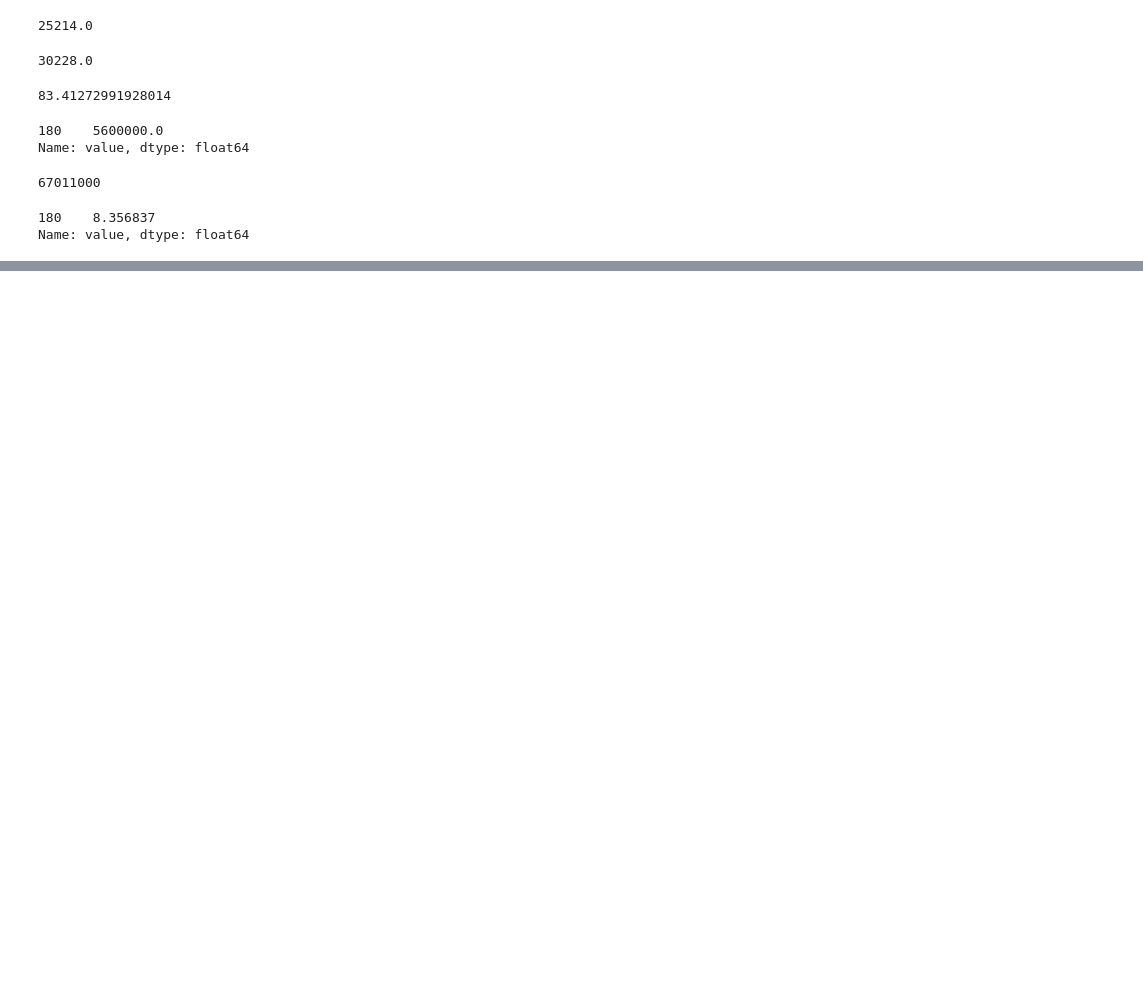
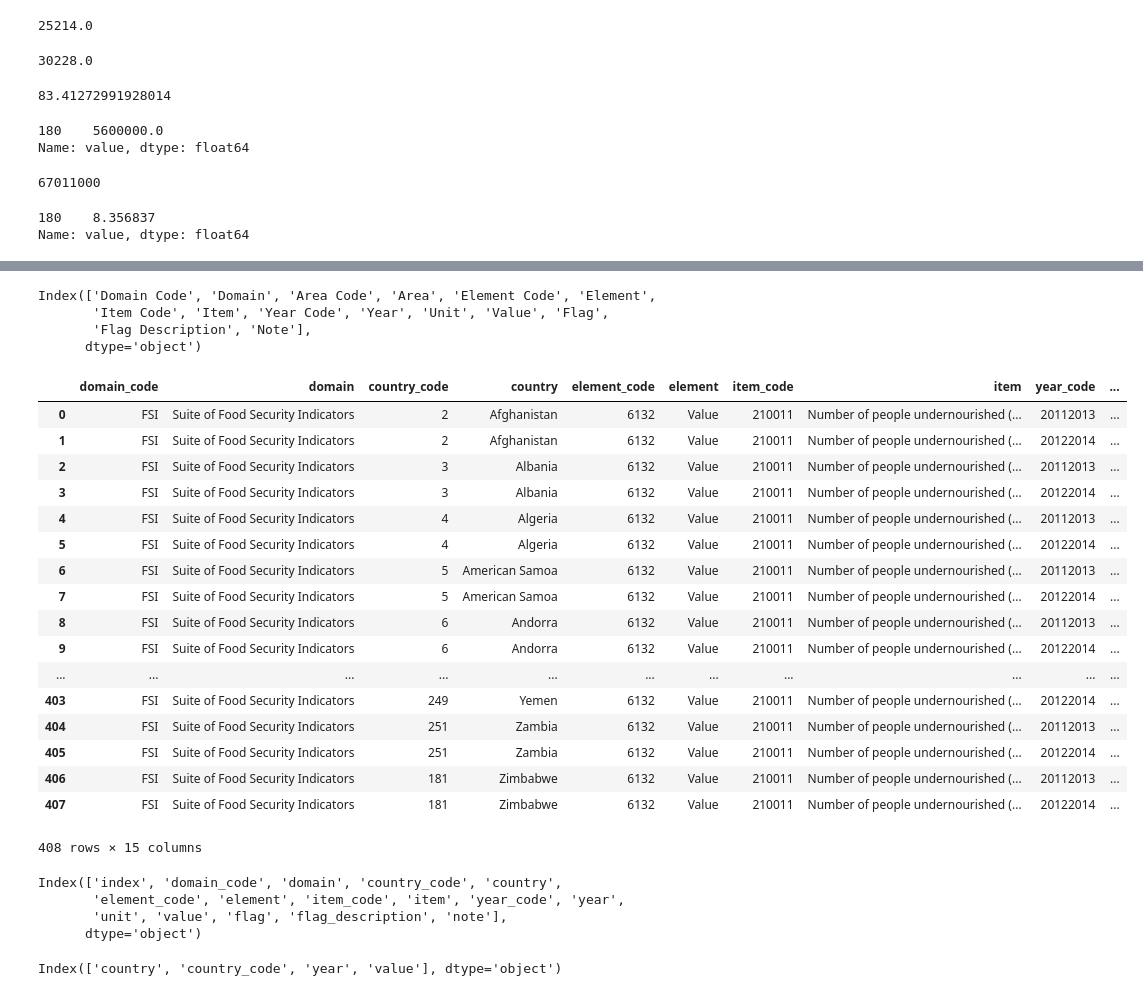
Before and after one commit to Sh4mSh4m/OCR_DA_proj3, a Jupyter notebook: projet3_fao.ipynb, the cells around one changed output, grey strips where cells are left out. Drawn from its saved outputs; the diff is of its cells as text; code cells hidden in the pictures; blank space fills up the shorter version.

```diff
--- a/projet3_fao.ipynb
+++ b/projet3_fao.ipynb
@@ -1050,0 +1214,46 @@ Name: value, dtype: float64
+# %%
+q18_temp = pd.read_csv("q18_undernourrished.csv")
+q18_temp.columns
+# %% [output]
+Index(['Domain Code', 'Domain', 'Area Code', 'Area', 'Element Code', 'Element',
+       'Item Code', 'Item', 'Year Code', 'Year', 'Unit', 'Value', 'Flag',
+       'Flag Description', 'Note'],
+      dtype='object')
+# %%
+q18_temp.columns = [
+    'domain_code',
+    'domain',
+    'country_code',
+    'country',
+    'element_code',
+    'element',
+    'item_code',
+    'item',
+    'year_code',
+    'year',
+    'unit',
+    'value',
+    'flag',
+    'flag_description',
+    'note'
+]
+q18_temp
+# %% [output]
+|  | domain_code | domain | country_code | country | element_code | element | item_code | item | year_code | ... |
+| 0 | FSI | Suite of Food Security Indicators | 2 | Afghanistan | 6132 | Value | 210011 | Number of people undernourished (... | 20112013 | ... |
+| 1 | FSI | Suite of Food Security Indicators | 2 | Afghanistan | 6132 | Value | 210011 | Number of people undernourished (... | 20122014 | ... |
+| 2 | FSI | Suite of Food Security Indicators | 3 | Albania | 6132 | Value | 210011 | Number of people undernourished (... | 20112013 | ... |
+| 3 | FSI | Suite of Food Security Indicators | 3 | Albania | 6132 | Value | 210011 | Number of people undernourished (... | 20122014 | ... |
+| 4 | FSI | Suite of Food Security Indicators | 4 | Algeria | 6132 | Value | 210011 | Number of people undernourished (... | 20112013 | ... |
+| 5 | FSI | Suite of Food Security Indicators | 4 | Algeria | 6132 | Value | 210011 | Number of people undernourished (... | 20122014 | ... |
+| 6 | FSI | Suite of Food Security Indicators | 5 | American Samoa | 6132 | Value | 210011 | Number of people undernourished (... | 20112013 | ... |
+| 7 | FSI | Suite of Food Security Indicators | 5 | American Samoa | 6132 | Value | 210011 | Number of people undernourished (... | 20122014 | ... |
+| 8 | FSI | Suite of Food Security Indicators | 6 | Andorra | 6132 | Value | 210011 | Number of people undernourished (... | 20112013 | ... |
+| 9 | FSI | Suite of Food Security Indicators | 6 | Andorra | 6132 | Value | 210011 | Number of people undernourished (... | 20122014 | ... |
+| ... | ... | ... | ... | ... | ... | ... | ... | ... | ... | ... |
+| 403 | FSI | Suite of Food Security Indicators | 249 | Yemen | 6132 | Value | 210011 | Number of people undernourished (... | 20122014 | ... |
+| 404 | FSI | Suite of Food Security Indicators | 251 | Zambia | 6132 | Value | 210011 | Number of people undernourished (... | 20112013 | ... |
+| 405 | FSI | Suite of Food Security Indicators | 251 | Zambia | 6132 | Value | 210011 | Number of people undernourished (... | 20122014 | ... |
+| 406 | FSI | Suite of Food Security Indicators | 181 | Zimbabwe | 6132 | Value | 210011 | Number of people undernourished (... | 20112013 | ... |
+| 407 | FSI | Suite of Food Security Indicators | 181 | Zimbabwe | 6132 | Value | 210011 | Number of people undernourished (... | 20122014 | ... |
+408 rows × 15 columns
@@ -1050,0 +1262,13 @@ Name: value, dtype: float64
+# %%
+q18_temp.reset_index(inplace=True)
+q18_temp.columns
+# %% [output]
+Index(['index', 'domain_code', 'domain', 'country_code', 'country',
+       'element_code', 'element', 'item_code', 'item', 'year_code', 'year',
+       'unit', 'value', 'flag', 'flag_description', 'note'],
+      dtype='object')
+# %%
+q18_table = q18_temp.loc[:,["country", "country_code", "year", "value"]]
+q18_table.columns
+# %% [output]
+Index(['country', 'country_code', 'year', 'value'], dtype='object')
```
Also changed, not shown: parts of 23 cells of this notebook, 11 other files.
